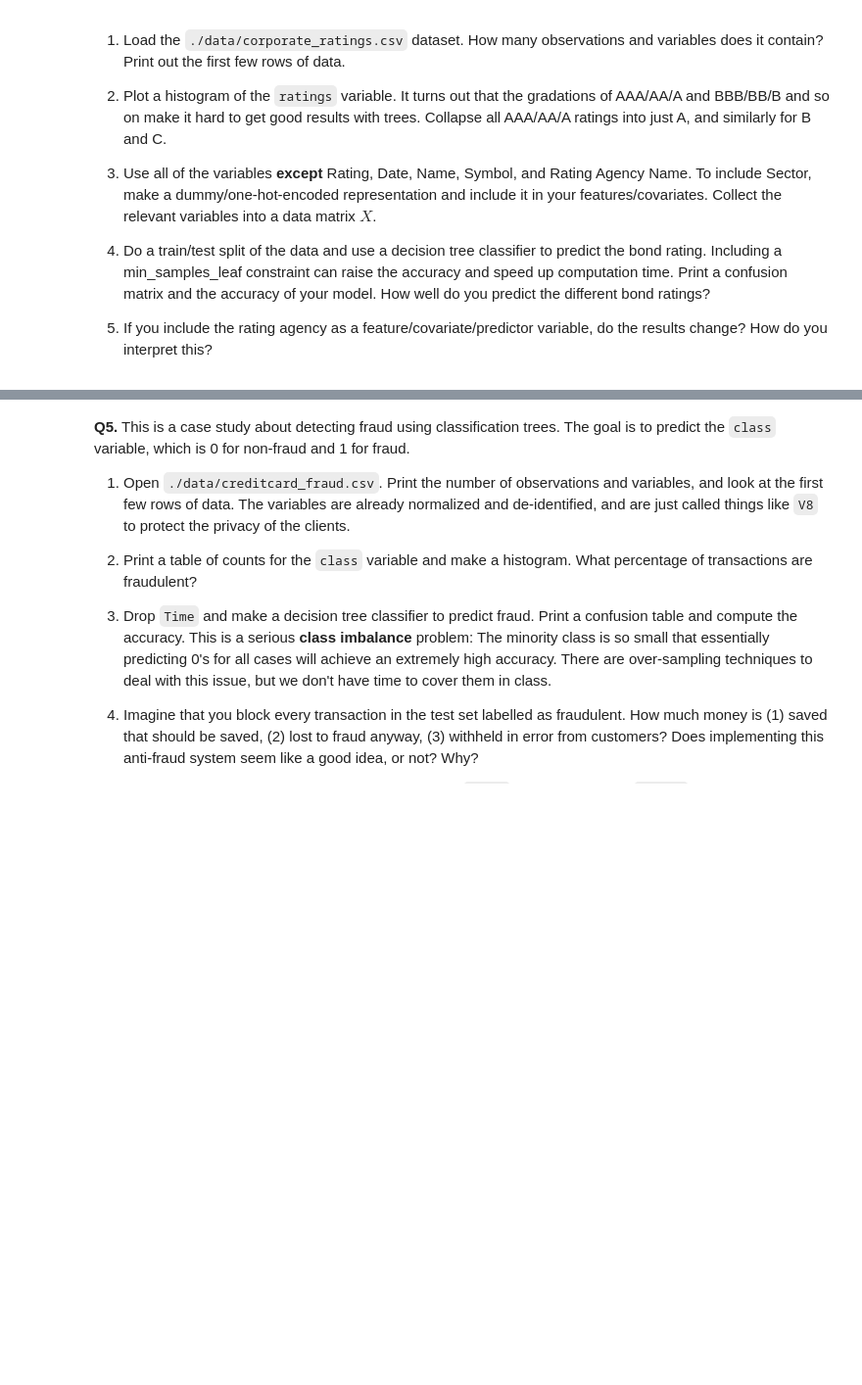
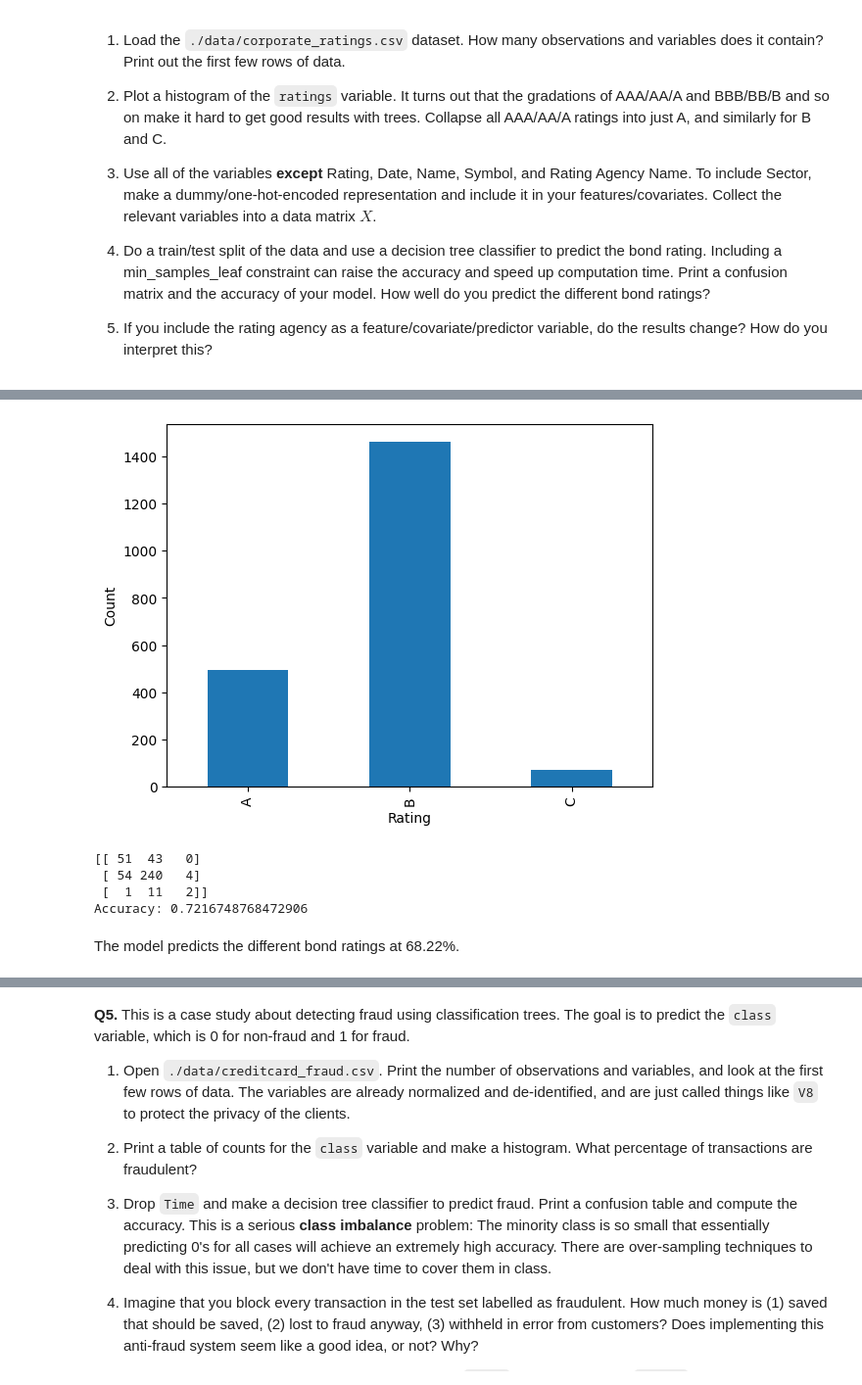
Before and after one commit to quentinshin34/trees, a Jupyter notebook: assignment/assignment.ipynb, the cells around one changed output, grey strips where cells are left out. Shown at 98% size. Drawn from its saved outputs; the diff is of its cells as text; code cells hidden in the pictures; blank space fills up the shorter version.

```diff
--- a/assignment/assignment.ipynb
+++ b/assignment/assignment.ipynb
@@ -218,0 +261,49 @@ Best min_samples_leaf: 125, Best R²: 0.13
+# %%
+# manually collapse all possible rankings into A B & C
+
+rating_map = {
+    'AAA': 'A', 'AA': 'A','A': 'A',
+    'BBB': 'B','BB': 'B','B': 'B',
+    'CCC': 'C', 'CC': 'C', 'C': 'C'
+}
+
+df['Rating_new'] = df['Rating'].map(rating_map)
+
+# Plot the new distribution
+df['Rating_new'].value_counts().sort_index().plot(kind='bar')
+plt.xlabel('Rating')
+plt.ylabel('Count')
+plt.show()
+# %% [output]
+[figure, added]
+# %%
+# drop columns not using
+df_model = df.drop(columns=['Rating', 'Date', 'Name', 'Symbol', 'Rating Agency Name'])
+
+# One-hot encode the sectors
+df_model = pd.get_dummies(df_model, columns=['Sector'], drop_first=True)
+df_model = df_model.dropna()
+
+# Create features and labels
+X = df_model.drop(columns=['Rating_new'])
+y = df_model['Rating_new']
+
+# train and test sets
+X_train, X_test, y_train, y_test = train_test_split(
+    X, y, test_size=0.2, random_state=42
+)
+# train the decision tree
+clf = DecisionTreeClassifier(min_samples_leaf=10, random_state=42)
+clf.fit(X_train, y_train)
+y_pred = clf.predict(X_test) # evaluate model
+
+# Confusion matrix and accuracy
+print(confusion_matrix(y_test, y_pred, labels=["A", "B", "C"]))
+print("Accuracy:", accuracy_score(y_test, y_pred))
+# %% [output]
+[[ 51  43   0]
+ [ 54 240   4]
+ [  1  11   2]]
+Accuracy: 0.7216748768472906
+# %% [markdown]
+The model predicts the different bond ratings at 68.22%.
```
Also changed, not shown: parts of 6 cells of this notebook.
